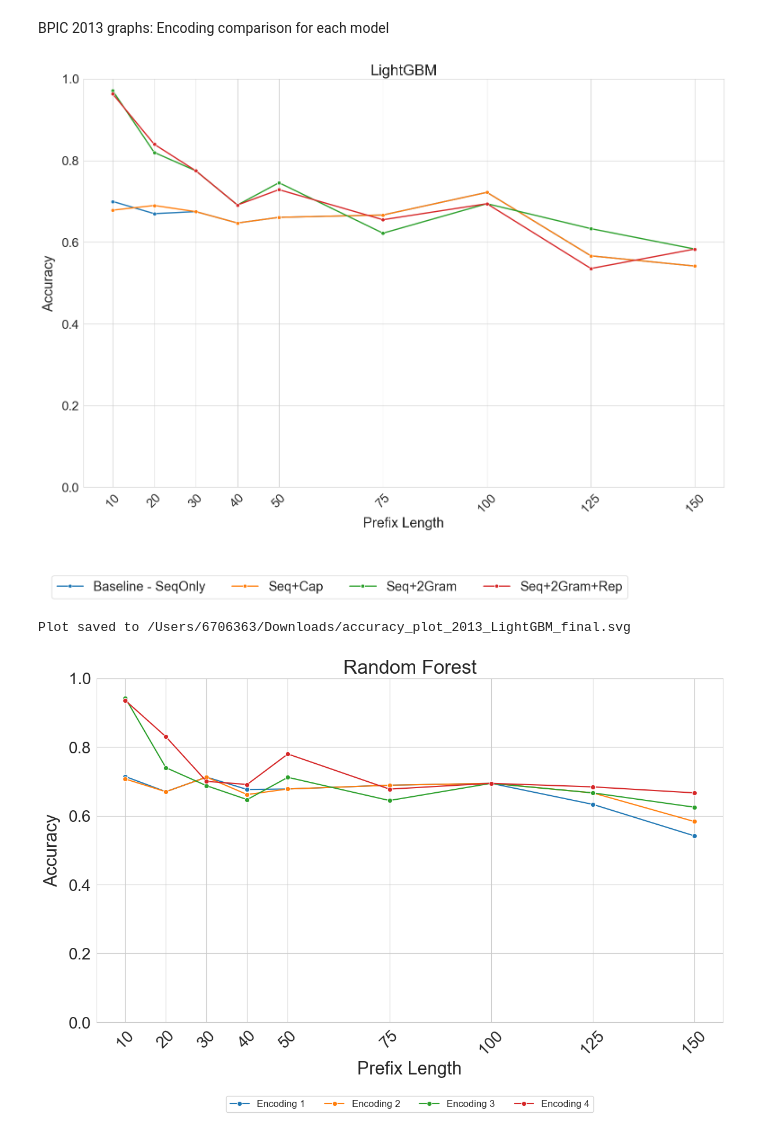
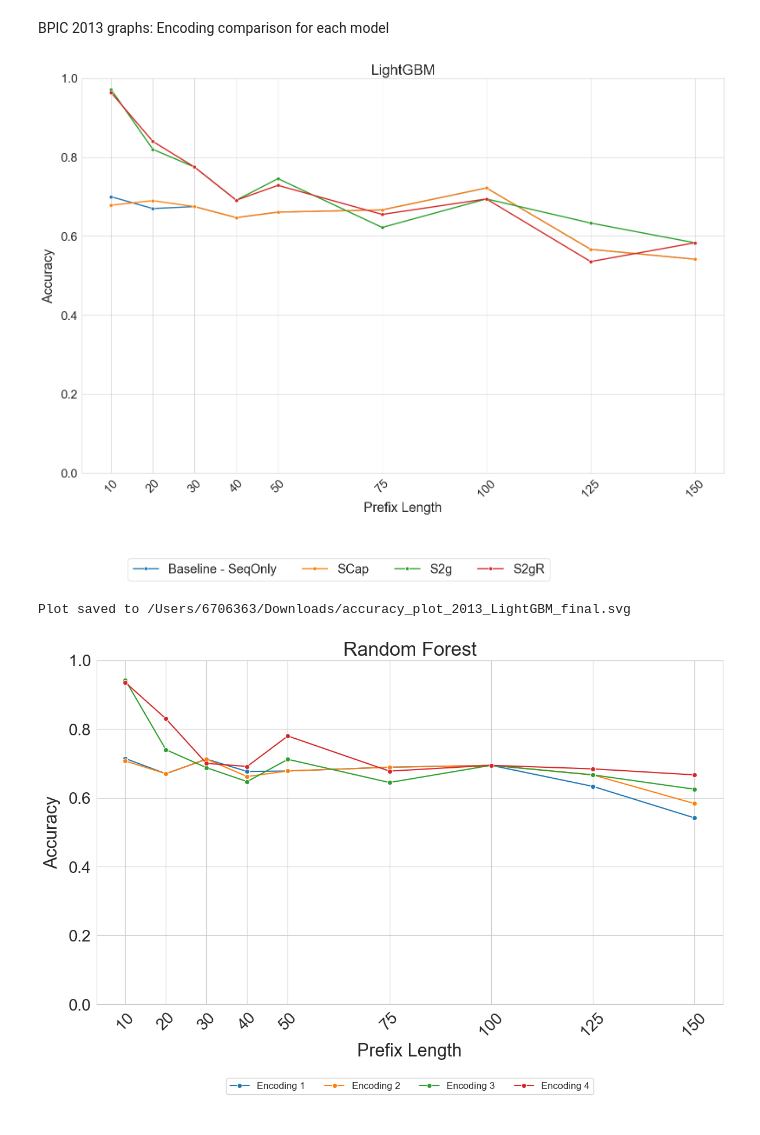
Before and after one commit to Kelly-Kurowski/PPM_NextResource, a Jupyter notebook: graphs.ipynb, the cells around one changed output. Saved outputs shown, nothing was run; the diff lists cells and outputs as text; code cells hidden in the pictures.

```diff
--- a/graphs.ipynb
+++ b/graphs.ipynb
@@ -20,8 +20,8 @@ accuracy_encoding_4 = [0.9635, 0.8400, 0.7750, 0.6912, 0.7288, 0.6552, 0.6944, 0
 df = pd.DataFrame({
     "Prefix Length": prefixes * 4,
     "Accuracy": accuracy_encoding_1 + accuracy_encoding_2 + accuracy_encoding_3 + accuracy_encoding_4,
-    "Encoding": ["Baseline - SeqOnly"] * len(prefixes) + ["Seq+Cap"] * len(prefixes) +
-                ["Seq+2Gram"] * len(prefixes) + ["Seq+2Gram+Rep"] * len(prefixes)
+    "Encoding": ["Baseline - SeqOnly"] * len(prefixes) + ["SCap"] * len(prefixes) +
+                ["S2g"] * len(prefixes) + ["S2gR"] * len(prefixes)
 })
 
 # Plot
@@ -32,34 +32,34 @@ sns.lineplot(data=df, x="Prefix Length", y="Accuracy", hue="Encoding", marker="o
 
 # Title and axes
 plt.title("LightGBM", fontsize=24)
 plt.xlabel("Prefix Length", fontsize=22)
 plt.ylabel("Accuracy", fontsize=22, labelpad=10)
 plt.ylim(0, 1)
 plt.grid(True)
 
 # Custom ticks
 plt.xticks(ticks=prefixes, fontsize=20)
 plt.xticks(rotation=45)
 
 plt.yticks(fontsize=20)
 
 # Legend formatting
 plt.legend(loc="upper center", bbox_to_anchor=(0.4, -0.2), ncol=4, fontsize=21)
 
 # Adjust subplot for spacing
 plt.subplots_adjust(bottom=0.2)
 
 # Save as SVG
 download_path = os.path.expanduser('~/Downloads/accuracy_plot_2013_LightGBM_final.svg')
 plt.savefig(download_path, format='svg')
 
 # Show plot
 plt.tight_layout()
 plt.show()
 
 print(f"Plot saved to {download_path}")
 # %% [output]
-[figure, old version]
+[figure, new version]
 Plot saved to /Users/6706363/Downloads/accuracy_plot_2013_LightGBM_final.svg
 # %%
 import seaborn as sns
```
Also changed, not shown: 1 other file.
